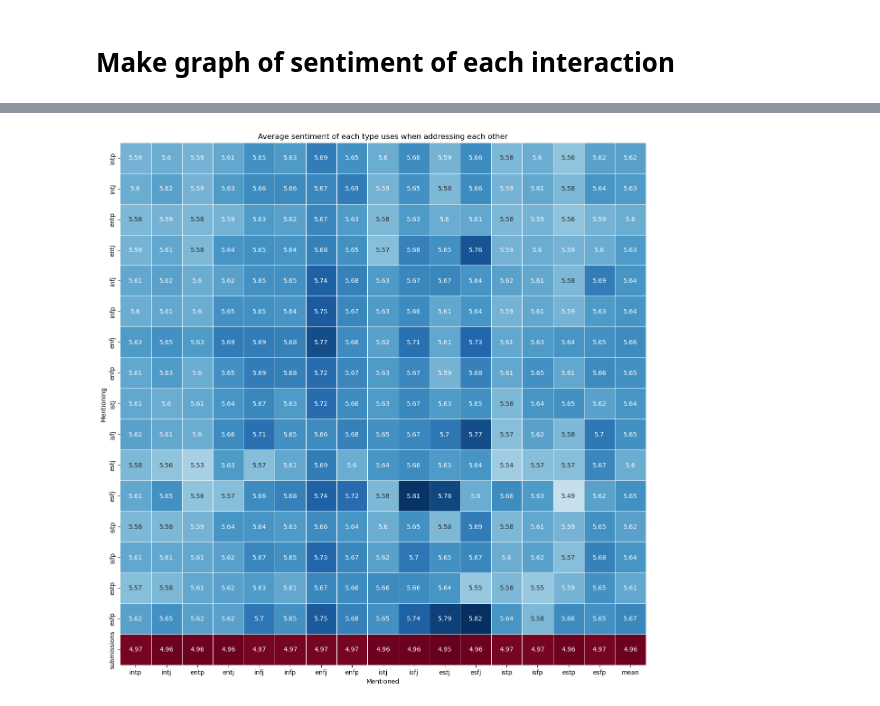
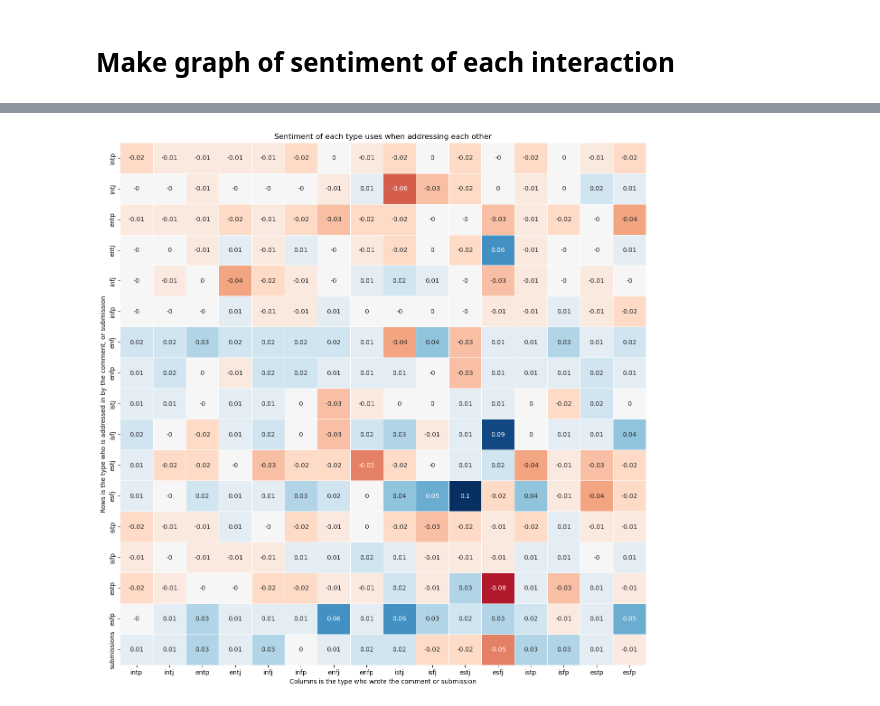
Before and after one commit to luchsonice/MBTI, a Jupyter notebook: 4_text_anlysis_graph.ipynb, the cells around one changed output, grey strips where cells are left out. Cells and saved outputs as stored; diff of their text form; code cells hidden in the pictures.

```diff
--- a/4_text_anlysis_graph.ipynb
+++ b/4_text_anlysis_graph.ipynb
@@ -358,26 +417,26 @@ for flair in flair_list:
 # %%
-# plot mention matrix
-import seaborn as sns
-import matplotlib.pyplot as plt
+#Make plot for report sentiment matrix with mean subtracted mean
 
 mention_matrix = pd.DataFrame.from_dict(sentiment_dict)
 
+
+
+
 #Subtract mean sentiment of each flair from each cell
-#for flair in flair_list:
-#    mention_matrix[flair] = mention_matrix[flair] - sentiment_list[flair_list.index(flair)]
+for flair in flair_list:
+    mention_matrix[flair] = mention_matrix[flair] - sentiment_list[flair_list.index(flair)]
 
-#add mean column
-mention_matrix["mean"] = mention_matrix.mean(axis=1)
+mention_matrix = mention_matrix.subtract(mention_matrix.mean(axis=0), axis=1)
 
 mention_matrix = mention_matrix.round(2)
 
 plt.figure(figsize=(15,15))
 
-sns.heatmap(mention_matrix, annot=True, fmt='g', cmap='RdBu', linewidth=.5,cbar = False)
-plt.title('Average sentiment of each type uses when addressing each other')
-plt.xlabel('Mentioned')
-plt.ylabel('Mentioning')
+sns.heatmap(mention_matrix, annot=True, fmt='g', cmap='RdBu', center=0, linewidth=.5,cbar = False)
+plt.title('Sentiment of each type uses when addressing each other')
+plt.ylabel('Rows is the type who is addressed in by the comment, or submission')
+plt.xlabel('Columns is the type who wrote the comment or submission')
 
 plt.show()
 # %% [output]
-[figure, old version]
+[figure, new version]
```
Also changed, not shown: parts of 18 cells of this notebook, 1 other file.
